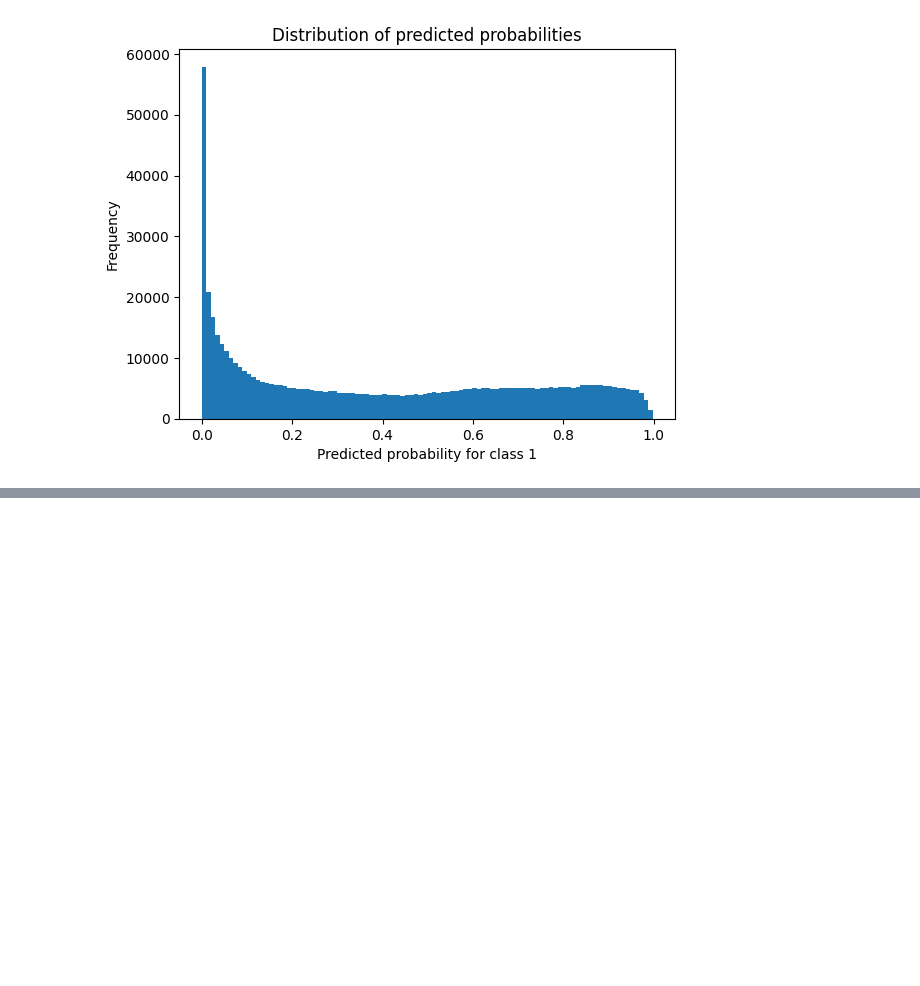
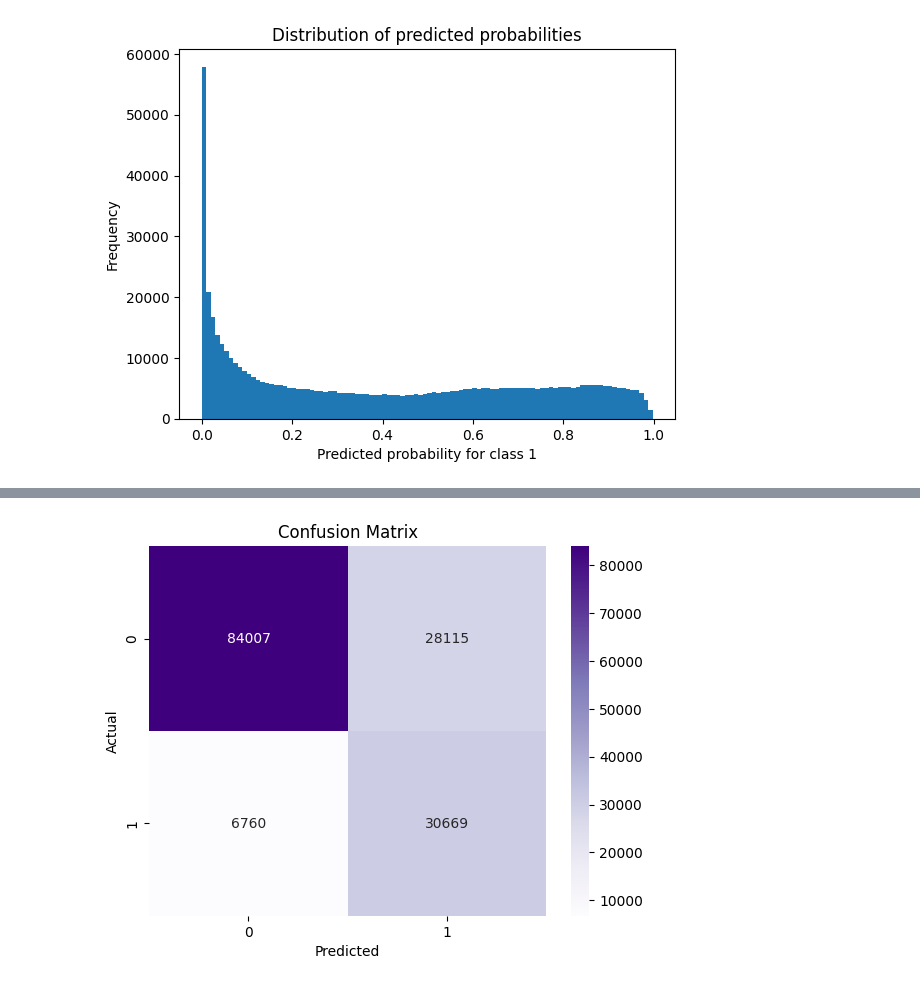
Before and after one commit to hieuDV-IT1-HUST/WeatherForecastML-DM, a Jupyter notebook: notebooks/models/LGBMClassifier.ipynb, the cells around one changed output, grey strips where cells are left out. Drawn from its saved outputs; the diff is of its cells as text; code cells hidden in the pictures; blank space fills up the shorter version.

```diff
--- a/notebooks/models/LGBMClassifier.ipynb
+++ b/notebooks/models/LGBMClassifier.ipynb
@@ -134,7 +136,7 @@ plt.show()
 # %%
 
 y_pred_proba_lgbmc = lgbmc_pipeline.predict_proba(X_test)[:, 1]
-y_pred_lgbmc = (y_pred_proba_lgbmc >= closest_threshold).astype(int)
+y_pred_lgbmc = (y_pred_proba_lgbmc >= youden_threshold).astype(int)
 
 accuracy_lgbmc = accuracy_score(y_test_binary, y_pred_lgbmc)
 f1_lgbmc = f1_score(y_test_binary, y_pred_lgbmc)
@@ -190,5 +192,14 @@ save_model_scores(
 )
 
 save_model_predictions("LGBMClassifier", y_test, y_pred_lgbmc, PATH)
+
+results_df = pd.DataFrame({
+    "rain": y_test,
+    "true_label": y_test_binary,
+    "pred_proba": y_pred_proba_lgbmc,
+    "pred_label": y_pred_lgbmc,  # dùng threshold như youden hoặc tối ưu F1
+})
+
+results_df.to_csv(PATH / "predictions.csv", index=False)
 # %% [output]
 [LightGBM] [Info] Number of positive: 47191, number of negative: 102362
@@ -277,0 +305,11 @@ Cross-Validation Scores:
+# %%
+# Thể hiện số lượng TP, FP, FN, TN trực quan.
+
+cm = confusion_matrix(y_test_binary, y_pred_lgbmc)
+sns.heatmap(cm, annot=True, fmt='d', cmap='Purples')
+plt.xlabel("Predicted")
+plt.ylabel("Actual")
+plt.title("Confusion Matrix")
+plt.show()
+# %% [output]
+[figure, added]
```
Also changed, not shown: parts of 8 cells of this notebook, 13 other files.
